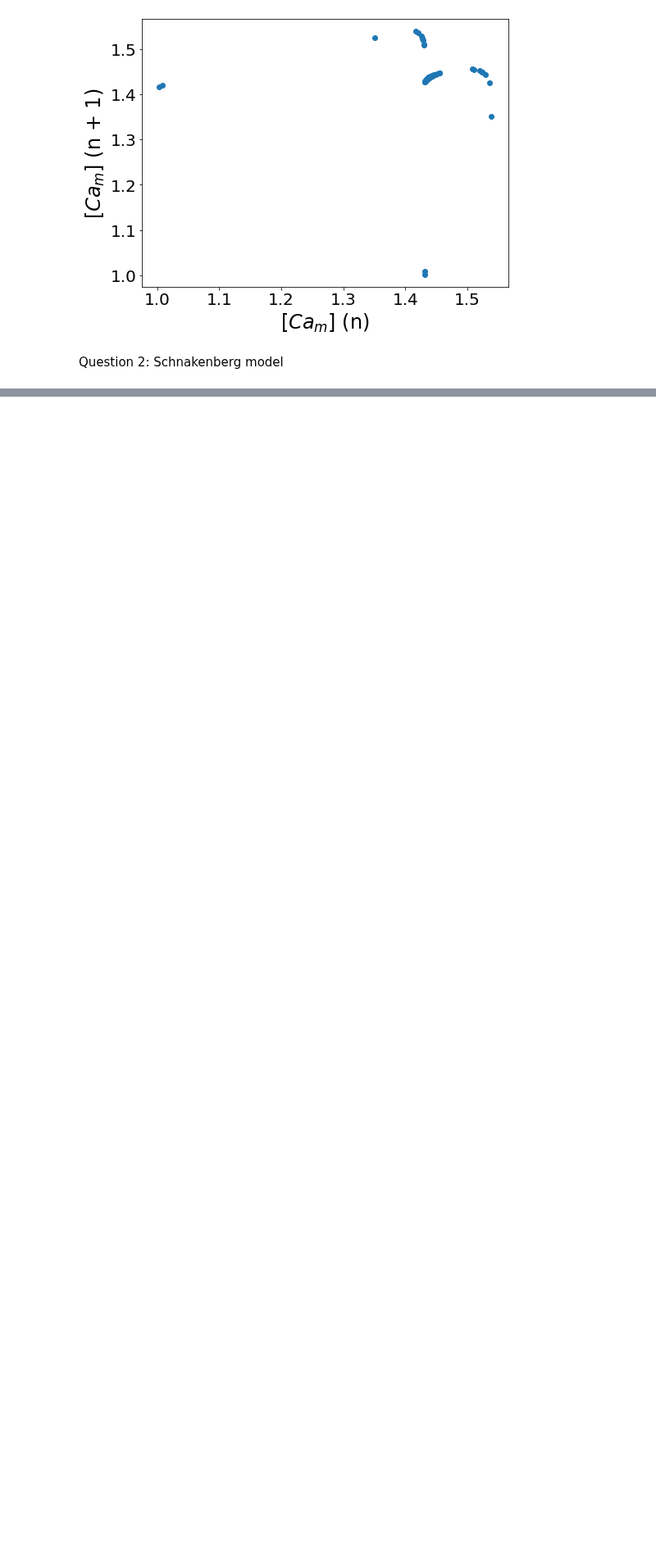
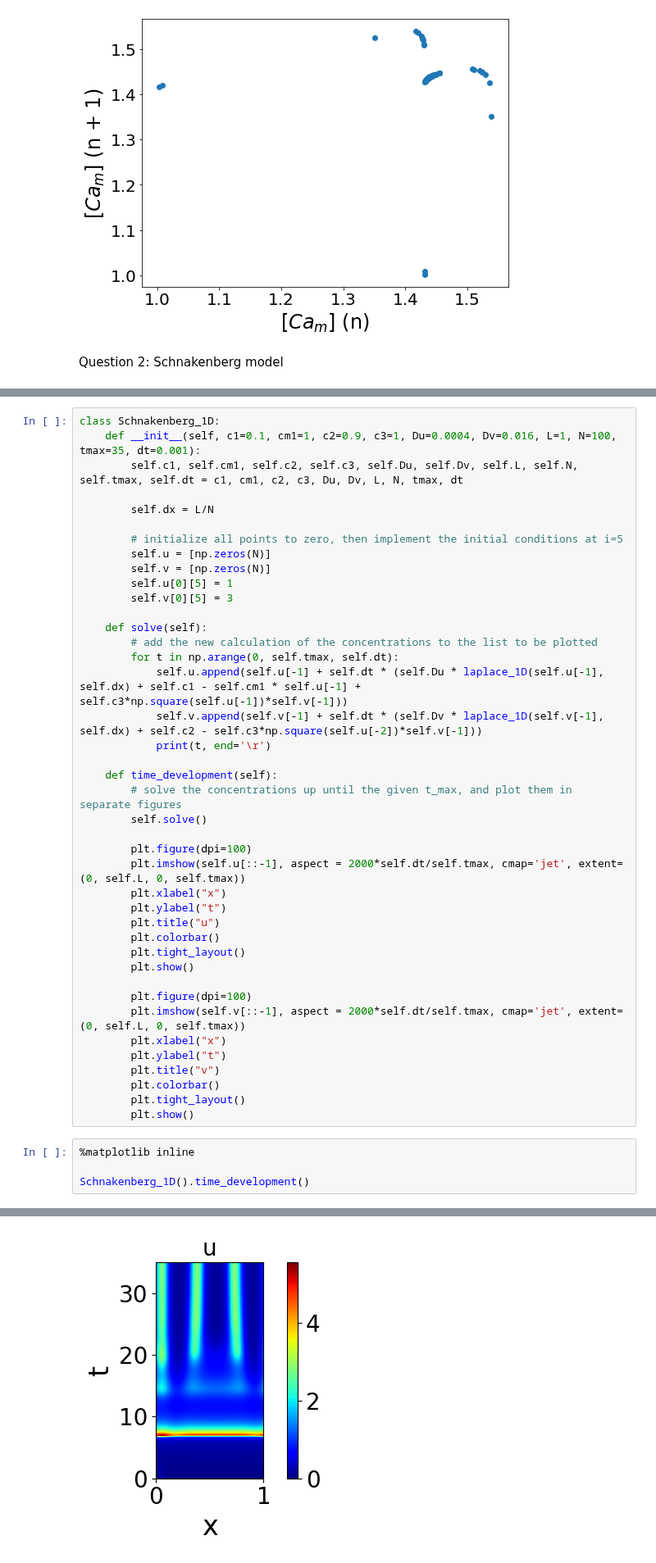
Before and after one commit to Nickvs99/ComputationalBiology, a Jupyter notebook: Set3/Assignment3.ipynb, the cells around one changed output, grey strips where cells are left out. Shown at 82% size. Cells and saved outputs as stored; diff of their text form; blank space fills up the shorter version.

```diff
--- a/Set3/Assignment3.ipynb
+++ b/Set3/Assignment3.ipynb
@@ -205,0 +202,46 @@ def laplace_2D(X, dx):
+# %%
+class Schnakenberg_1D:
+    def __init__(self, c1=0.1, cm1=1, c2=0.9, c3=1, Du=0.0004, Dv=0.016, L=1, N=100, tmax=35, dt=0.001):
+        self.c1, self.cm1, self.c2, self.c3, self.Du, self.Dv, self.L, self.N, self.tmax, self.dt = c1, cm1, c2, c3, Du, Dv, L, N, tmax, dt
+
+        self.dx = L/N
+
+        # initialize all points to zero, then implement the initial conditions at i=5
+        self.u = [np.zeros(N)]
+        self.v = [np.zeros(N)]
+        self.u[0][5] = 1
+        self.v[0][5] = 3
+
+    def solve(self):
+        # add the new calculation of the concentrations to the list to be plotted
+        for t in np.arange(0, self.tmax, self.dt):
+            self.u.append(self.u[-1] + self.dt * (self.Du * laplace_1D(self.u[-1], self.dx) + self.c1 - self.cm1 * self.u[-1] + self.c3*np.square(self.u[-1])*self.v[-1]))
+            self.v.append(self.v[-1] + self.dt * (self.Dv * laplace_1D(self.v[-1], self.dx) + self.c2 - self.c3*np.square(self.u[-2])*self.v[-1]))
+            print(t, end='\r')
+
+    def time_development(self):
+        # solve the concentrations up until the given t_max, and plot them in separate figures
+        self.solve()
+
+        plt.figure(dpi=100)
+        plt.imshow(self.u[::-1], aspect = 2000*self.dt/self.tmax, cmap='jet', extent=(0, self.L, 0, self.tmax))
+        plt.xlabel("x")
+        plt.ylabel("t")
+        plt.title("u")
+        plt.colorbar()
+        plt.tight_layout()
+        plt.show()
+
+        plt.figure(dpi=100)
+        plt.imshow(self.v[::-1], aspect = 2000*self.dt/self.tmax, cmap='jet', extent=(0, self.L, 0, self.tmax))
+        plt.xlabel("x")
+        plt.ylabel("t")
+        plt.title("v")
+        plt.colorbar()
+        plt.tight_layout()
+        plt.show()
+# %%
+%matplotlib inline
+
+Schnakenberg_1D().time_development()
+# %% [output]
@@ -205,0 +249 @@ def laplace_2D(X, dx):
+[figure, added]
```
Also changed, not shown: parts of 6 cells of this notebook, 3 other files.
